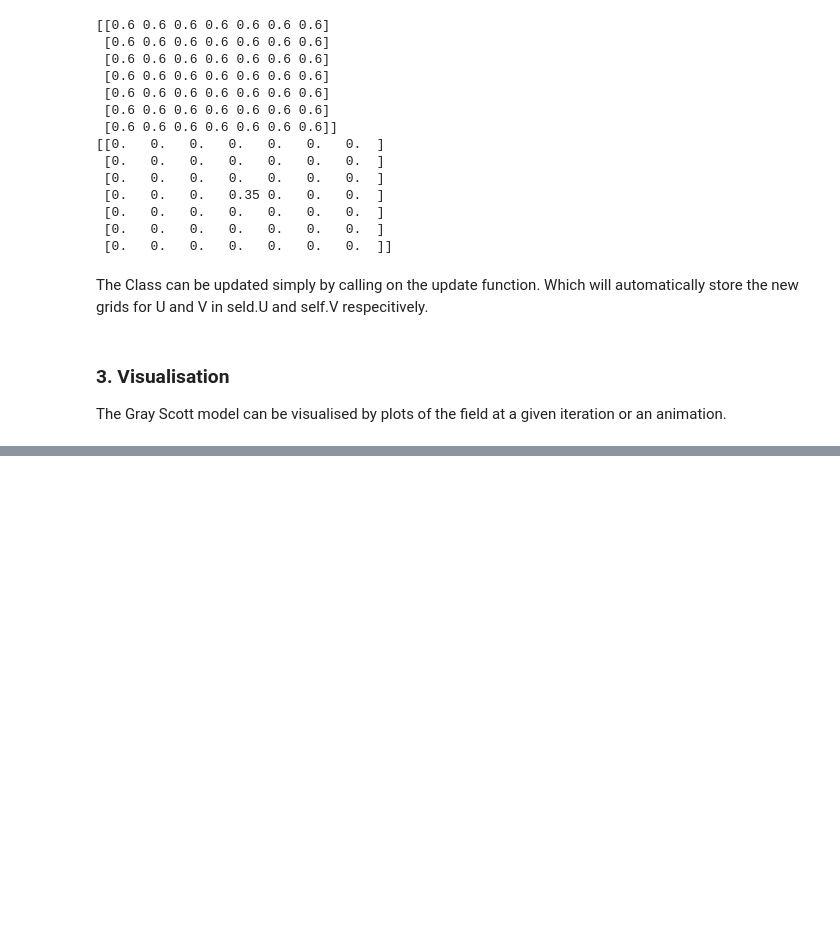
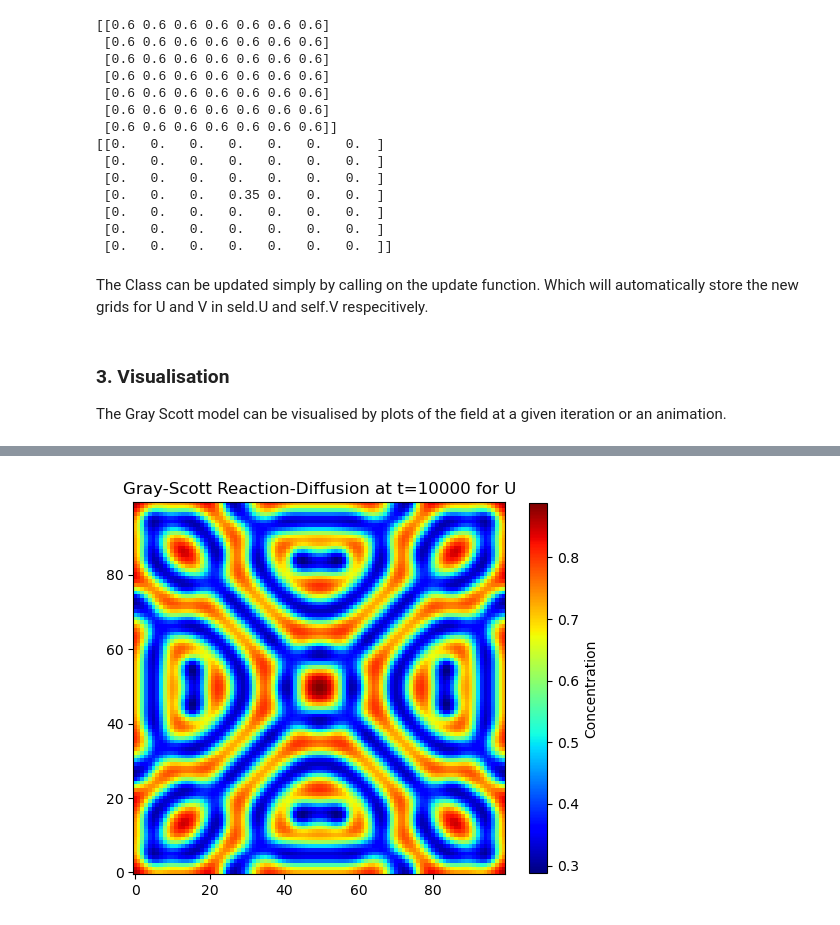
Before and after one commit to kushhhhs/ScientificComputingAssignment2, a Jupyter notebook: gray_scott.ipynb, the cells around one changed output, grey strips where cells are left out. Saved outputs shown, nothing was run; the diff lists cells and outputs as text; code cells hidden in the pictures; blank space fills up the shorter version.

```diff
--- a/gray_scott.ipynb
+++ b/gray_scott.ipynb
@@ -67,0 +74,6 @@ The Gray Scott model can be visualised by plots of the field at a given iteratio
+# %%
+# Create a heatmap for the U field
+gs_U_field = GrayScott()
+plot_field(gs_U_field, field='U')
+# %% [output]
+[figure, added]
```
Also changed, not shown: parts of 5 cells of this notebook, 1 other file.
